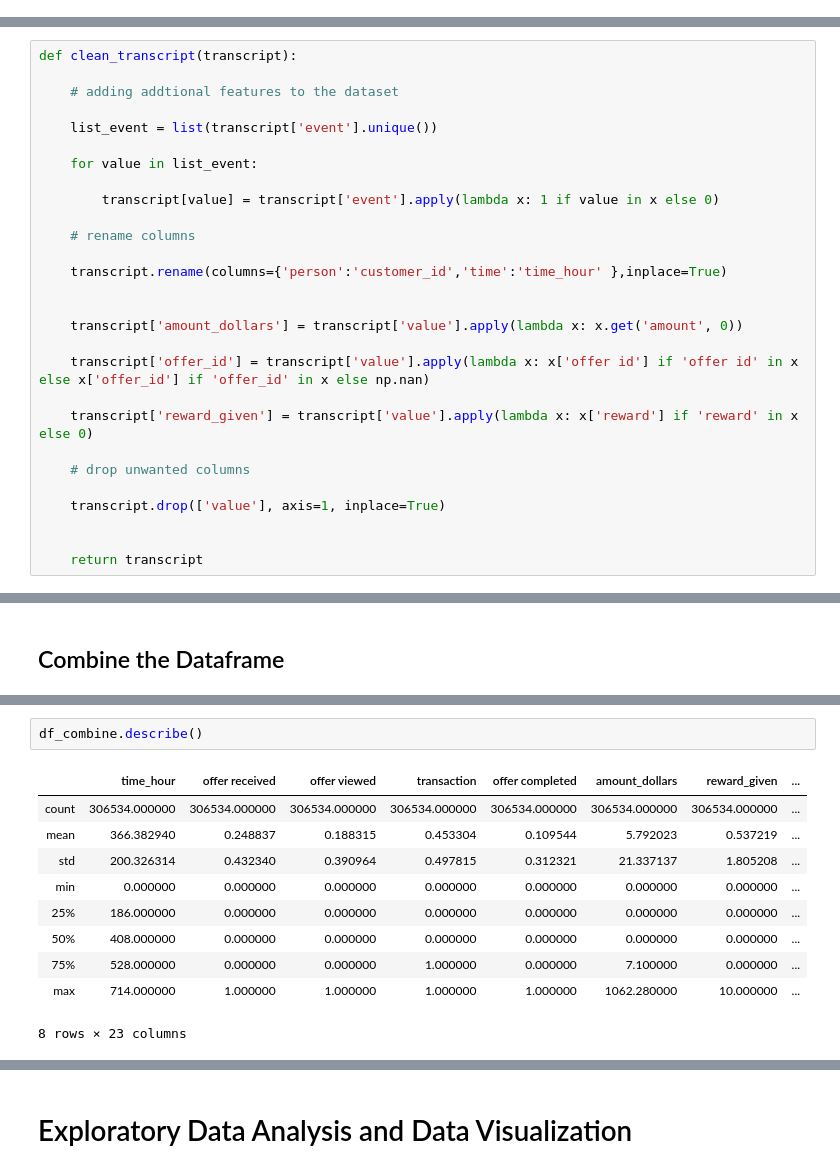
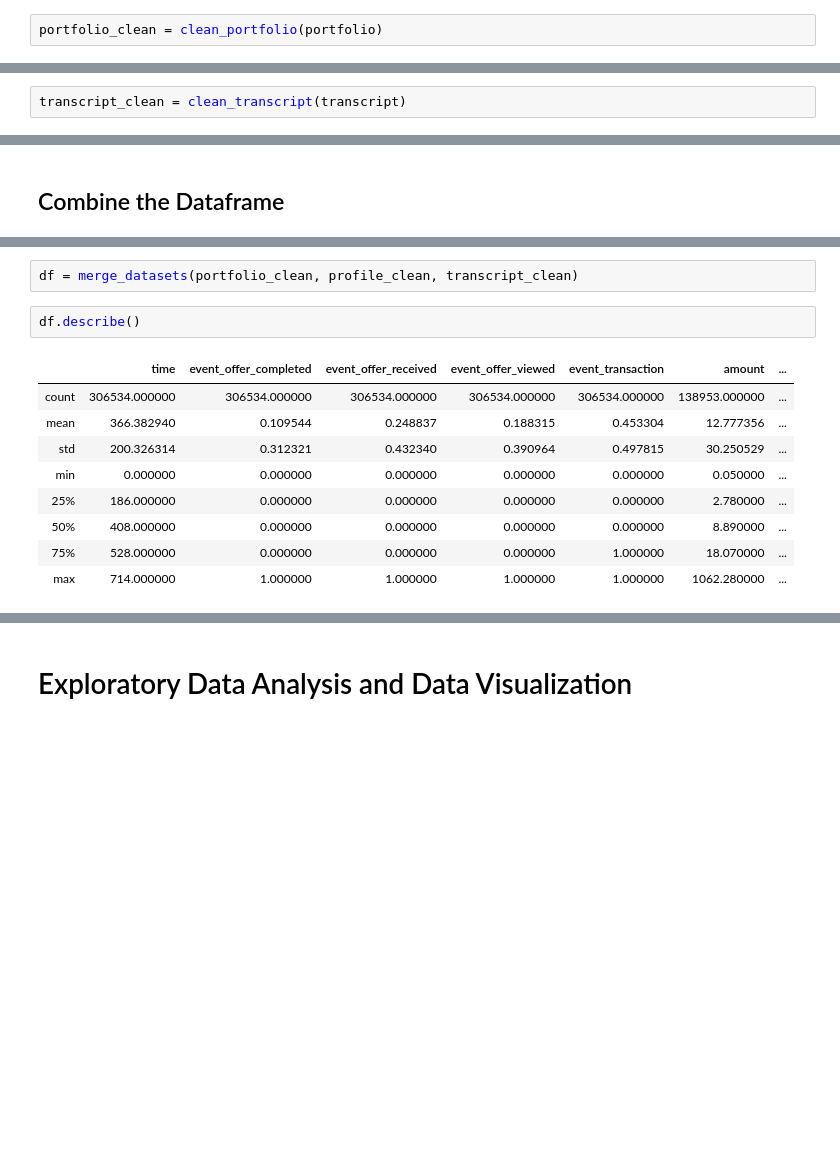
Before and after one commit to ashwanisng/Starbucks-Capstone, a Jupyter notebook: Starbucks Capstone.ipynb, the cells around one changed output, grey strips where cells are left out. Cells and saved outputs as stored; diff of their text form; blank space fills up the shorter version.

```diff
--- a/Starbucks Capstone.ipynb
+++ b/Starbucks Capstone.ipynb
@@ -565,0 +532,2 @@ clean_profile(profile)
+# %%
+portfolio_clean = clean_portfolio(portfolio)
@@ -566,30 +603,2 @@ clean_profile(profile)
 # %% [markdown]
 ## Transcript Dataset
-# %%
-def clean_transcript(transcript):
-
-    # adding addtional features to the dataset
-
-    list_event = list(transcript['event'].unique())
-
-    for value in list_event:
-
-        transcript[value] = transcript['event'].apply(lambda x: 1 if value in x else 0)
-
-    # rename columns
-
-    transcript.rename(columns={'person':'customer_id','time':'time_hour' },inplace=True)
-
-
-    transcript['amount_dollars'] = transcript['value'].apply(lambda x: x.get('amount', 0))
-
-    transcript['offer_id'] = transcript['value'].apply(lambda x: x['offer id'] if 'offer id' in x else x['offer_id'] if 'offer_id' in x else np.nan)
-
-    transcript['reward_given'] = transcript['value'].apply(lambda x: x['reward'] if 'reward' in x else 0)
-
-    # drop unwanted columns
-
-    transcript.drop(['value'], axis=1, inplace=True)
-
-
-    return transcript
@@ -611,0 +605,2 @@ clean_transcript(transcript)
+# %%
+transcript_clean = clean_transcript(transcript)
@@ -628,14 +677,15 @@ df_combine.head()
+# %%
+df = merge_datasets(portfolio_clean, profile_clean, transcript_clean)
 # %%
-df_combine.describe()
+df.describe()
 # %% [output]
-|  | time_hour | offer received | offer viewed | transaction | offer completed | amount_dollars | reward_given | ... |
-| count | 306534.000000 | 306534.000000 | 306534.000000 | 306534.000000 | 306534.000000 | 306534.000000 | 306534.000000 | ... |
-| mean | 366.382940 | 0.248837 | 0.188315 | 0.453304 | 0.109544 | 5.792023 | 0.537219 | ... |
-| std | 200.326314 | 0.432340 | 0.390964 | 0.497815 | 0.312321 | 21.337137 | 1.805208 | ... |
-| min | 0.000000 | 0.000000 | 0.000000 | 0.000000 | 0.000000 | 0.000000 | 0.000000 | ... |
-| 25% | 186.000000 | 0.000000 | 0.000000 | 0.000000 | 0.000000 | 0.000000 | 0.000000 | ... |
-| 50% | 408.000000 | 0.000000 | 0.000000 | 0.000000 | 0.000000 | 0.000000 | 0.000000 | ... |
-| 75% | 528.000000 | 0.000000 | 0.000000 | 1.000000 | 0.000000 | 7.100000 | 0.000000 | ... |
-| max | 714.000000 | 1.000000 | 1.000000 | 1.000000 | 1.000000 | 1062.280000 | 10.000000 | ... |
+|  | time | event_offer_completed | event_offer_received | event_offer_viewed | event_transaction | amount | ... |
+| count | 306534.000000 | 306534.000000 | 306534.000000 | 306534.000000 | 306534.000000 | 138953.000000 | ... |
+| mean | 366.382940 | 0.109544 | 0.248837 | 0.188315 | 0.453304 | 12.777356 | ... |
+| std | 200.326314 | 0.312321 | 0.432340 | 0.390964 | 0.497815 | 30.250529 | ... |
+| min | 0.000000 | 0.000000 | 0.000000 | 0.000000 | 0.000000 | 0.050000 | ... |
+| 25% | 186.000000 | 0.000000 | 0.000000 | 0.000000 | 0.000000 | 2.780000 | ... |
+| 50% | 408.000000 | 0.000000 | 0.000000 | 0.000000 | 0.000000 | 8.890000 | ... |
+| 75% | 528.000000 | 0.000000 | 0.000000 | 0.000000 | 1.000000 | 18.070000 | ... |
+| max | 714.000000 | 1.000000 | 1.000000 | 1.000000 | 1.000000 | 1062.280000 | ... |
-8 rows × 23 columns
 # %%
```
Also changed, not shown: parts of 35 cells of this notebook, 2 other files.
